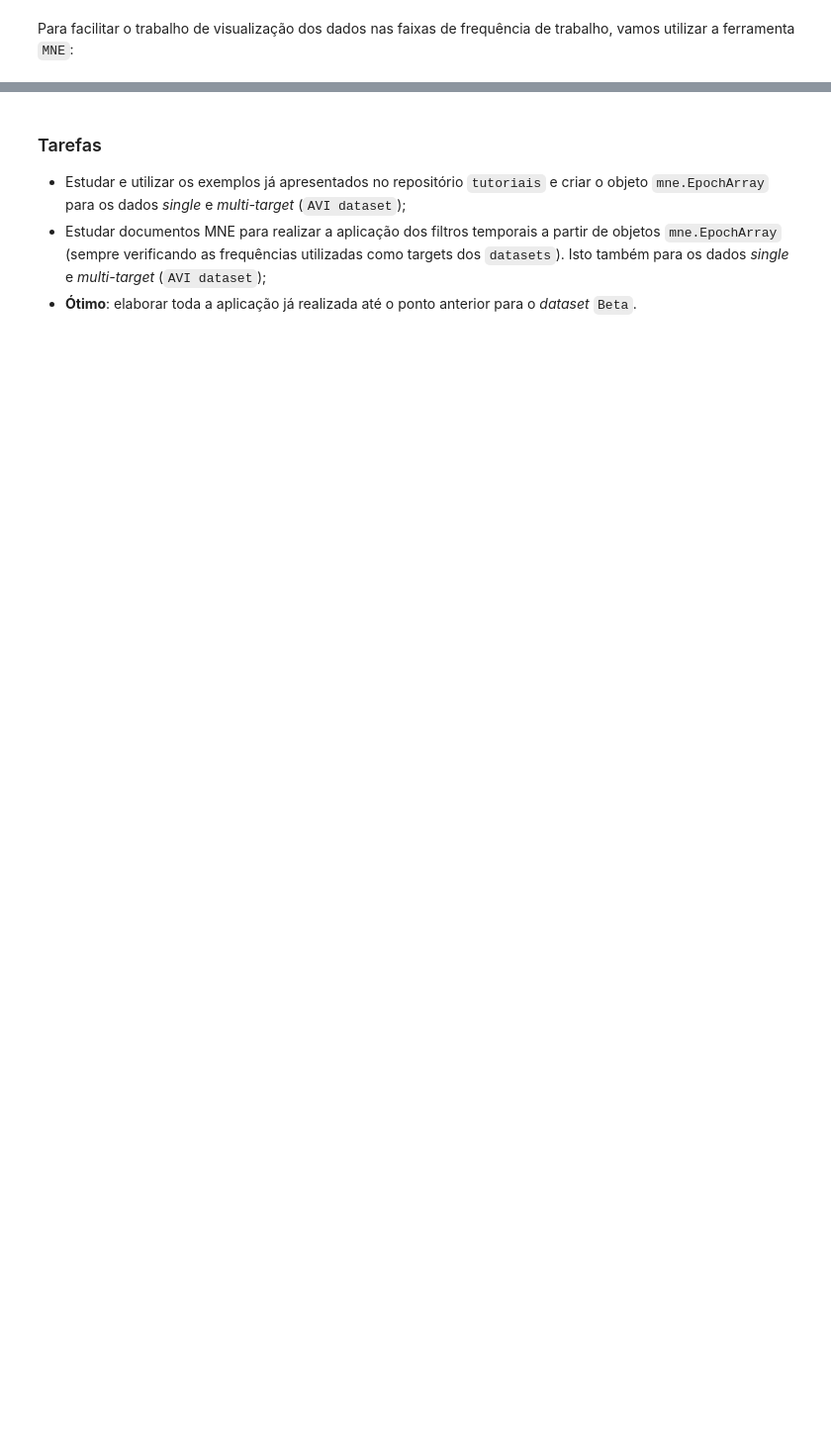
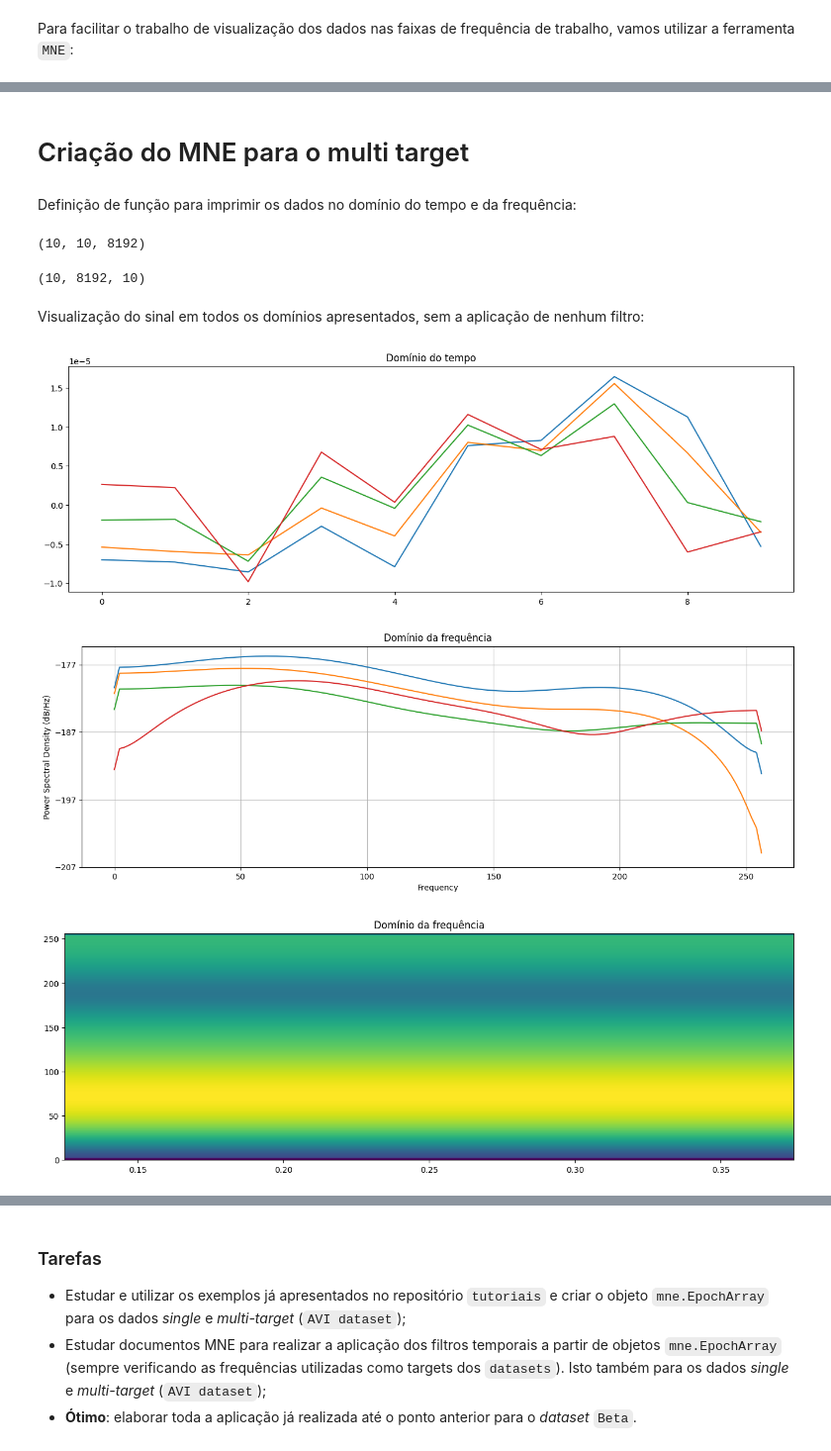
Before and after one commit to GregullyWillian/SSVEP, a Jupyter notebook: SSVEP/src/preprocessing.ipynb, the cells around one changed output, grey strips where cells are left out. Shown at 99% size. Cells and saved outputs as stored; diff of their text form; code cells hidden in the pictures; blank space fills up the shorter version.

```diff
--- a/SSVEP/src/preprocessing.ipynb
+++ b/SSVEP/src/preprocessing.ipynb
@@ -65,9 +65,9 @@ def print_graphs(data):
 # %% [markdown]
 Carregamento dos dados de um participante da base de dados AVI:
 # %%
-data = np.load("datasets/avi/single/data_sub1.npy")
+data = np.load("C:/Users/gregu/Projetos/SSVEP/SSVEP/dataset/sc/DataSet_A_2/single/data_unificada.npy")
 print(data.shape)
 
 # Transpondo dados para organizar os dados na última dimensão
-data = data.T
+data = data.swapaxes(2, 1)
 data.shape
@@ -138,0 +116,54 @@ No baseline correction applied
+# %%
+import warnings
+warnings.filterwarnings('ignore')
+
+for i in range(len(mne_data)):
+    # view = mne_data.compute_psd(method='welch', fmin=3, fmax=13)
+    view = mne_data[i].compute_psd(method='multitaper', fmin=3, fmax=13,
+                                   verbose=False)
+    view.plot(show=False)
+    print()
+    plt.title('Domínio da frequência')
+    plt.axvline(x=float(list(mne_data[i].event_id)[0]), linestyle='--',
+                color='green')
+    plt.show()
+print()
+# %% [markdown]
+# Criação do MNE para o multi target
+# %% [markdown]
+Definição de função para imprimir os dados no domínio do tempo e da frequência:
+# %%
+def print_graphs(data):
+    for i in range(0, 10, 3):
+        plt.plot(data[i,:])
+    plt.title('Domínio do tempo')
+    plt.show()
+
+    for i in range(0, 10, 3):
+        plt.psd(data[i,:], Fs=512)
+    plt.title('Domínio da frequência')
+    plt.show()
+
+    for i in range(0, 10, 3):
+        plt.specgram(data[i,:], Fs=512)
+    plt.title('Domínio da frequência')
+    plt.show()
+# %%
+data = np.load("C:/Users/gregu/Projetos/SSVEP/SSVEP/dataset/sc/DataSet_A_2/multi/data_unificada.npy")
+print(data.shape)
+
+# Transpondo dados para organizar os dados na última dimensão
+data = data.swapaxes(2, 1)
+data.shape
+# %% [output]
+(10, 10, 8192)
+(10, 8192, 10)
+# %% [markdown]
+Visualização do sinal em todos os domínios apresentados, sem a aplicação de nenhum filtro:
+# %%
+rcParams['figure.figsize'] = [16., 5.]
+print_graphs(data[0])
+# %% [output]
+[figure, added]
+[figure, added]
+[figure, added]
```
Also changed, not shown: parts of 12 cells of this notebook.
